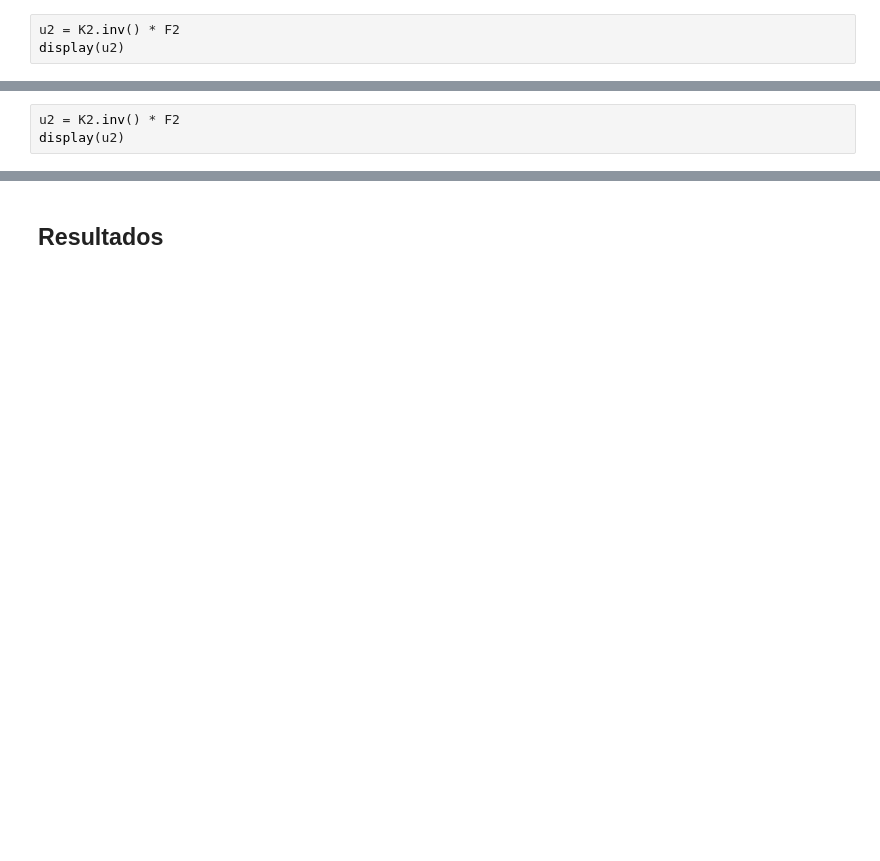
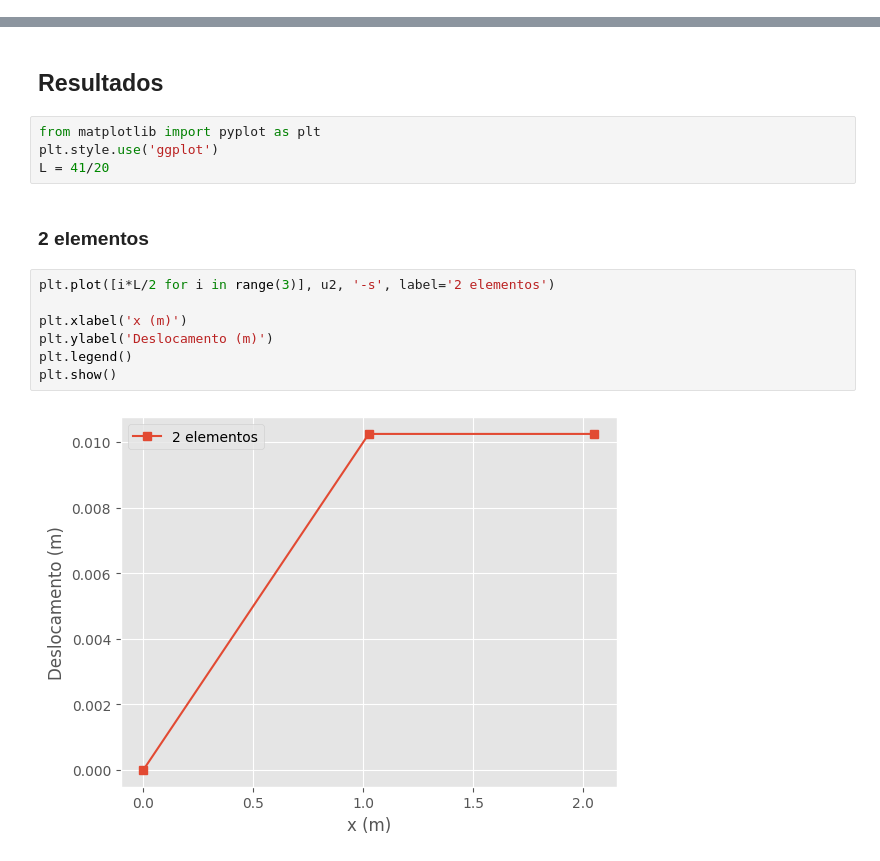
Before and after one commit to antoniomedeiros1/MAC008-Lista-1, a Jupyter notebook: 04-Exercicio4.ipynb, the cells around one changed output, grey strips where cells are left out. Drawn from its saved outputs; the diff is of its cells as text; blank space fills up the shorter version.

```diff
--- a/04-Exercicio4.ipynb
+++ b/04-Exercicio4.ipynb
@@ -241,6 +241,3 @@ display(F2)
 $\displaystyle \left[\begin{matrix}0\\0\\1000\\0\\0\end{matrix}\right]$
 # %% [markdown]
 ### Calculando $u$
-# %%
-u2 = K2.inv() * F2
-display(u2)
@@ -344,6 +344,3 @@ display(F2)
 $\displaystyle \left[\begin{matrix}0\\0\\0\\1000\\0\\0\\0\end{matrix}\right]$
 # %% [markdown]
 ### Calculando $u$
-# %%
-u2 = K2.inv() * F2
-display(u2)
@@ -352,2 +352,17 @@ $\displaystyle \left[\begin{matrix}0\\0.00341666666666667\\0.00683333333333333\\
 # %% [markdown]
 ## Resultados
+# %%
+from matplotlib import pyplot as plt
+plt.style.use('ggplot')
+L = 41/20
+# %% [markdown]
+### 2 elementos
+# %%
+plt.plot([i*L/2 for i in range(3)], u2, '-s', label='2 elementos')
+
+plt.xlabel('x (m)')
+plt.ylabel('Deslocamento (m)')
+plt.legend()
+plt.show()
+# %% [output]
+[figure, added]
```
Also changed, not shown: parts of 12 cells of this notebook.
